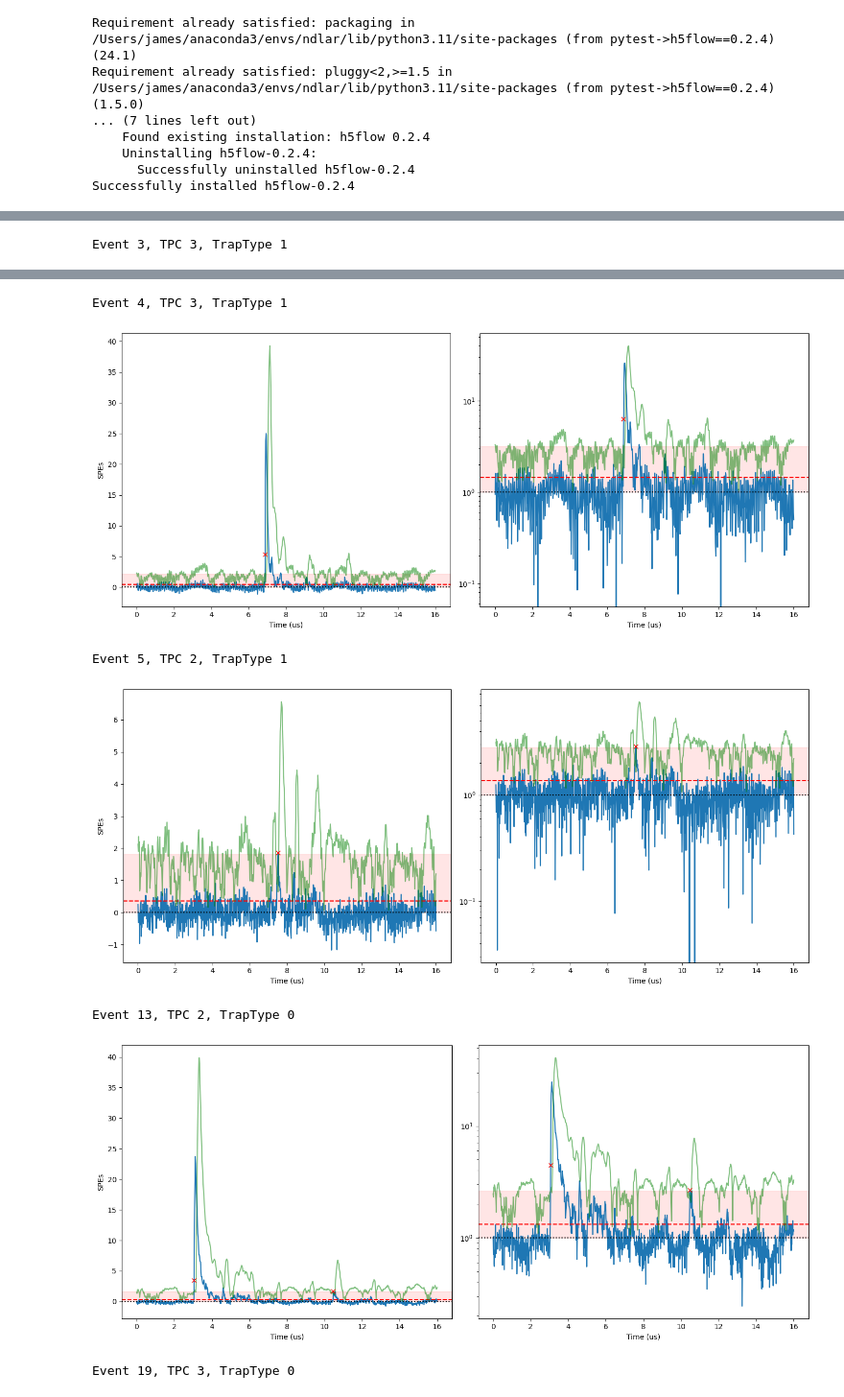
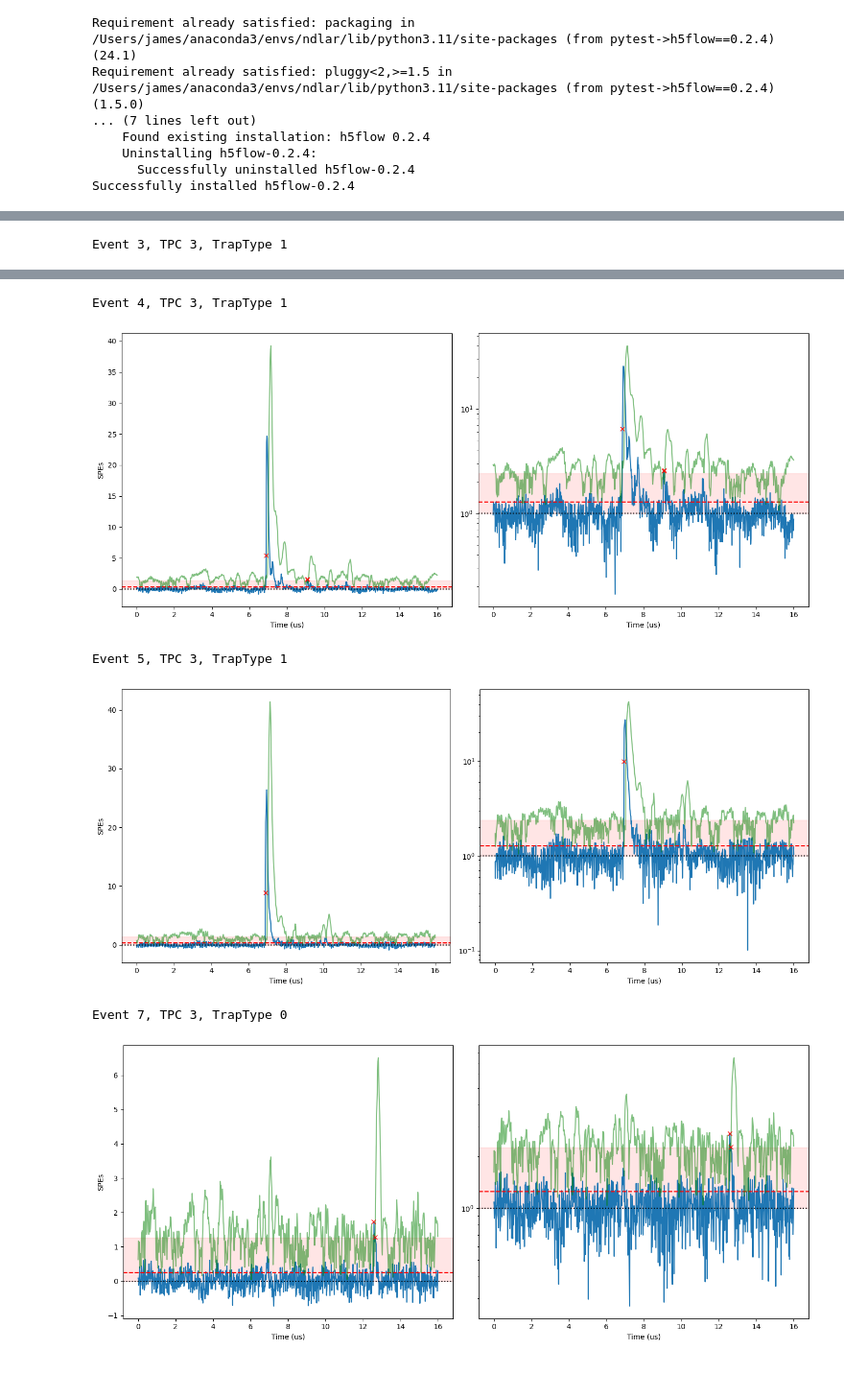
Before and after one commit to jvmead/lrs_sanity_check, a Jupyter notebook: wvfm_plotting.ipynb, the cells around one changed output, grey strips where cells are left out. Shown at 96% size. Cells and saved outputs as stored; diff of their text form; code cells hidden in the pictures.

```diff
--- a/wvfm_plotting.ipynb
+++ b/wvfm_plotting.ipynb
@@ -191,6 +191,6 @@ plt.show()
 # %%
 # plot the waveform of the trap with the highest wvfm in the event
-for i_evt in range(30):
+for i_evt in range(10):
 
   # skip events with no hits
   all_traps = summed_wvfms[i_evt_lrs]
@@ -246,7 +246,6 @@ Event 3, TPC 3, TrapType 1
 Event 4, TPC 3, TrapType 1
-[figure, old version]
+[figure, new version]
-Event 5, TPC 2, TrapType 1
+Event 5, TPC 3, TrapType 1
-[figure, old version]
+[figure, new version]
-Event 13, TPC 2, TrapType 0
+Event 7, TPC 3, TrapType 0
-[figure, old version]
+[figure, new version]
-Event 19, TPC 3, TrapType 0
```
Also changed, not shown: parts of 5 cells of this notebook, 1 other file.
